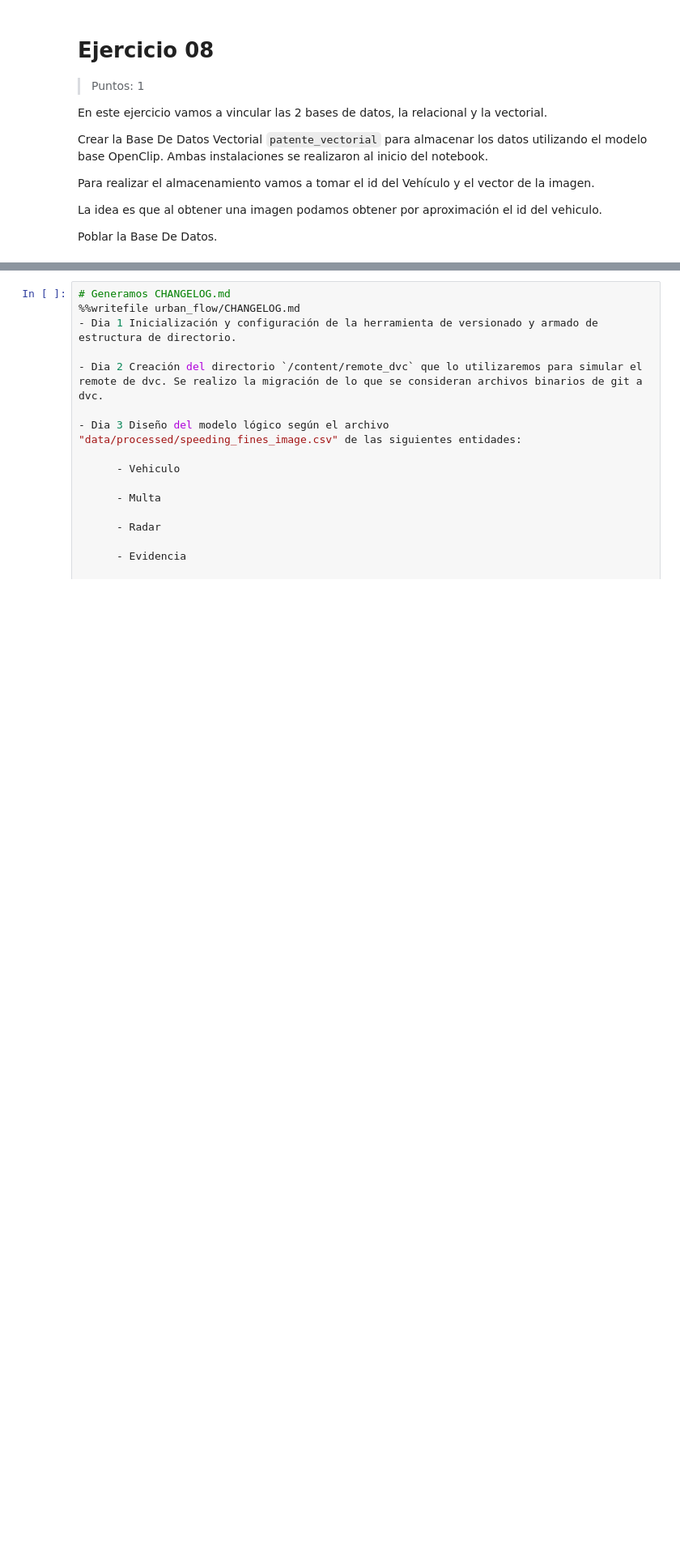
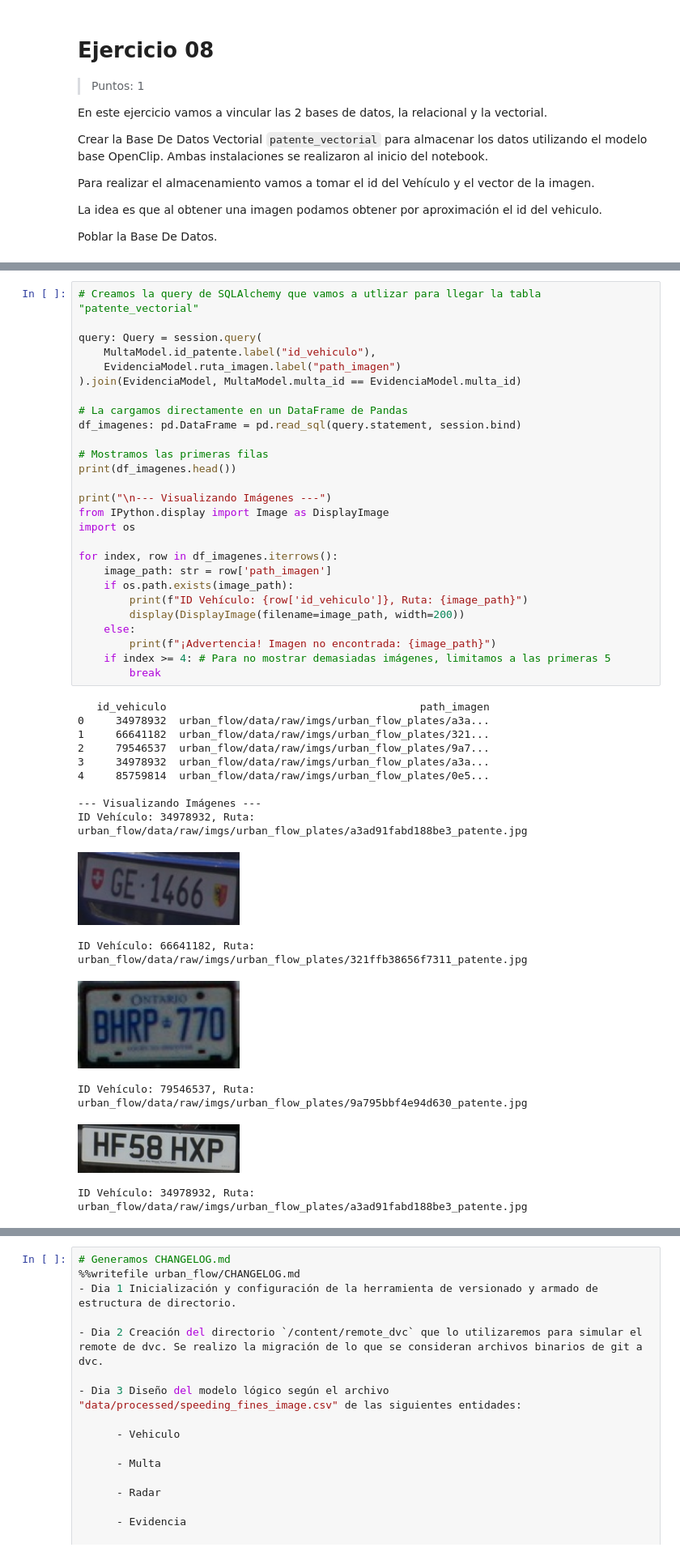
Before and after one commit to ChronosXV/Herramientas_de_Software, a Jupyter notebook: 03_Urban_Flow_Grupo_32.ipynb, the cells around one changed output, grey strips where cells are left out. Shown at 81% size. Saved outputs shown, nothing was run; the diff lists cells and outputs as text; blank space fills up the shorter version.

```diff
--- a/03_Urban_Flow_Grupo_32.ipynb
+++ b/03_Urban_Flow_Grupo_32.ipynb
@@ -1717,0 +1598,43 @@ Total en ChromaDB: 604
+# %%
+# Creamos la query de SQLAlchemy que vamos a utlizar para llegar la tabla "patente_vectorial"
+
+query: Query = session.query(
+    MultaModel.id_patente.label("id_vehiculo"),
+    EvidenciaModel.ruta_imagen.label("path_imagen")
+).join(EvidenciaModel, MultaModel.multa_id == EvidenciaModel.multa_id)
+
+# La cargamos directamente en un DataFrame de Pandas
+df_imagenes: pd.DataFrame = pd.read_sql(query.statement, session.bind)
+
+# Mostramos las primeras filas
+print(df_imagenes.head())
+
+print("\n--- Visualizando Imágenes ---")
+from IPython.display import Image as DisplayImage
+import os
+
+for index, row in df_imagenes.iterrows():
+    image_path: str = row['path_imagen']
+    if os.path.exists(image_path):
+        print(f"ID Vehículo: {row['id_vehiculo']}, Ruta: {image_path}")
+        display(DisplayImage(filename=image_path, width=200))
+    else:
+        print(f"¡Advertencia! Imagen no encontrada: {image_path}")
+    if index >= 4: # Para no mostrar demasiadas imágenes, limitamos a las primeras 5
+        break
+# %% [output]
+   id_vehiculo                                        path_imagen
+0     34978932  urban_flow/data/raw/imgs/urban_flow_plates/a3a...
+1     66641182  urban_flow/data/raw/imgs/urban_flow_plates/321...
+2     79546537  urban_flow/data/raw/imgs/urban_flow_plates/9a7...
+3     34978932  urban_flow/data/raw/imgs/urban_flow_plates/a3a...
+4     85759814  urban_flow/data/raw/imgs/urban_flow_plates/0e5...
+
+--- Visualizando Imágenes ---
+ID Vehículo: 34978932, Ruta: urban_flow/data/raw/imgs/urban_flow_plates/a3ad91fabd188be3_patente.jpg
+[figure, added]
+ID Vehículo: 66641182, Ruta: urban_flow/data/raw/imgs/urban_flow_plates/321ffb38656f7311_patente.jpg
+[figure, added]
+ID Vehículo: 79546537, Ruta: urban_flow/data/raw/imgs/urban_flow_plates/9a795bbf4e94d630_patente.jpg
+[figure, added]
+ID Vehículo: 34978932, Ruta: urban_flow/data/raw/imgs/urban_flow_plates/a3ad91fabd188be3_patente.jpg
```
Also changed, not shown: parts of 55 cells of this notebook.
